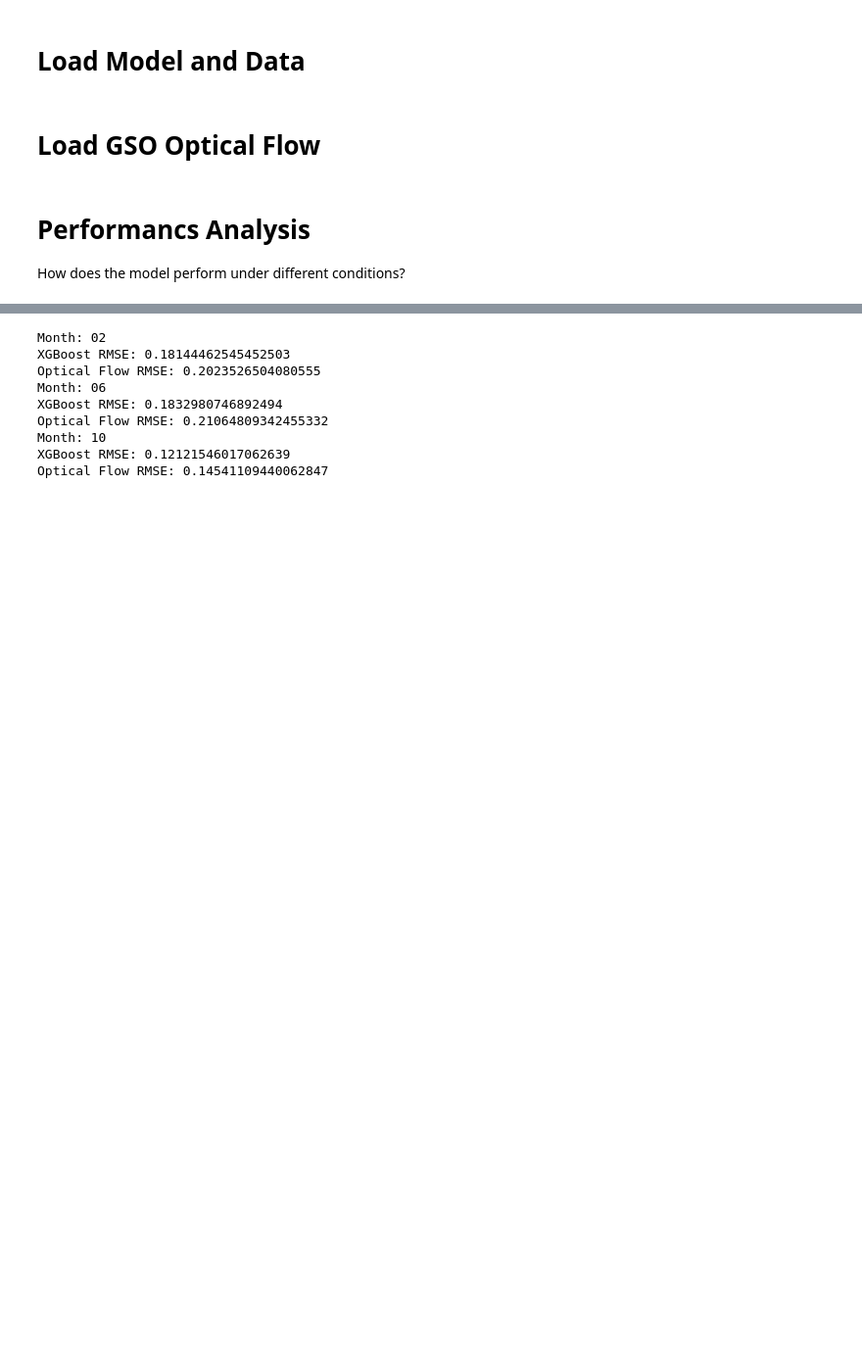
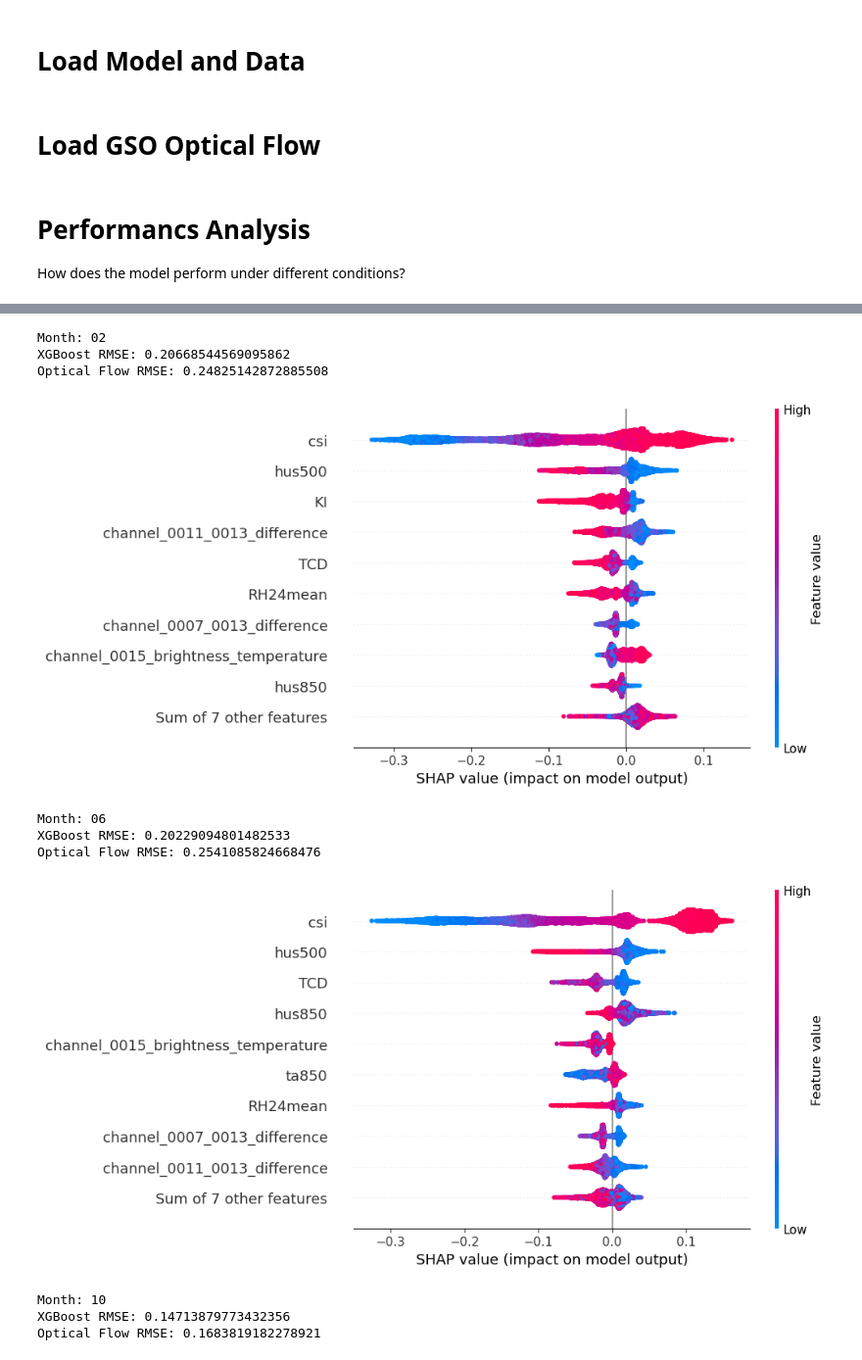
Before and after one commit to cdoedens/solar-nowcast, a Jupyter notebook: mouse/04_evaluation.ipynb, the cells around one changed output, grey strips where cells are left out. Shown at 98% size. Cells and saved outputs as stored; diff of their text form; code cells hidden in the pictures; blank space fills up the shorter version.

```diff
--- a/mouse/04_evaluation.ipynb
+++ b/mouse/04_evaluation.ipynb
@@ -71,7 +71,7 @@ y = df[y_var]
 
 preds = model.predict(X)
 
-df[f'forecast_t{forecast_lead}'] = preds
+df[f'xgb_t{forecast_lead}'] = preds
 ds_xgb = df.to_xarray()
 ds_xgb = ds_xgb.compute()
 # %% [markdown]
@@ -146,25 +138,33 @@ Optical Flow RMSE: 0.18668900356763654
 # %%
 # RMSE by month
 
 for month, month_ds in ds_xgb.groupby('time.month'):
 
     obs = month_ds[f'csi_t{forecast_lead}']
-    fcst_xgb = month_ds[f'forecast_t{forecast_lead}']
-    fcst_gso = ds_xgb['csi_gso'].sel(time=month_ds.time)
+    fcst_xgb = month_ds[f'xgb_t{forecast_lead}']
+    fcst_gso = ds_gso['csi_gso'].sel(time=month_ds.time)
 
     rmse_xgb = rmse(obs, fcst_xgb)
     print(f"Month: {month:02d}")
     print(f"XGBoost RMSE: {rmse_xgb.item()}")
 
     rmse_gso = rmse(obs, fcst_gso)
     print(f"Optical Flow RMSE: {rmse_gso.item()}")
+    shap_analysis(
+        ds=month_ds,
+        df=df,
+        X_vars=X_vars,
+        explainer=explainer
+    )
 # %% [output]
 Month: 02
-XGBoost RMSE: 0.18144462545452503
-Optical Flow RMSE: 0.2023526504080555
-Month: 06
-XGBoost RMSE: 0.1832980746892494
-Optical Flow RMSE: 0.21064809342455332
-Month: 10
-XGBoost RMSE: 0.12121546017062639
-Optical Flow RMSE: 0.14541109440062847
+XGBoost RMSE: 0.20668544569095862
+Optical Flow RMSE: 0.24825142872885508
+[figure, added]
+Month: 06
+XGBoost RMSE: 0.20229094801482533
+Optical Flow RMSE: 0.2541085824668476
+[figure, added]
+Month: 10
+XGBoost RMSE: 0.14713879773432356
+Optical Flow RMSE: 0.1683819182278921
```
Also changed, not shown: parts of 21 cells of this notebook.
